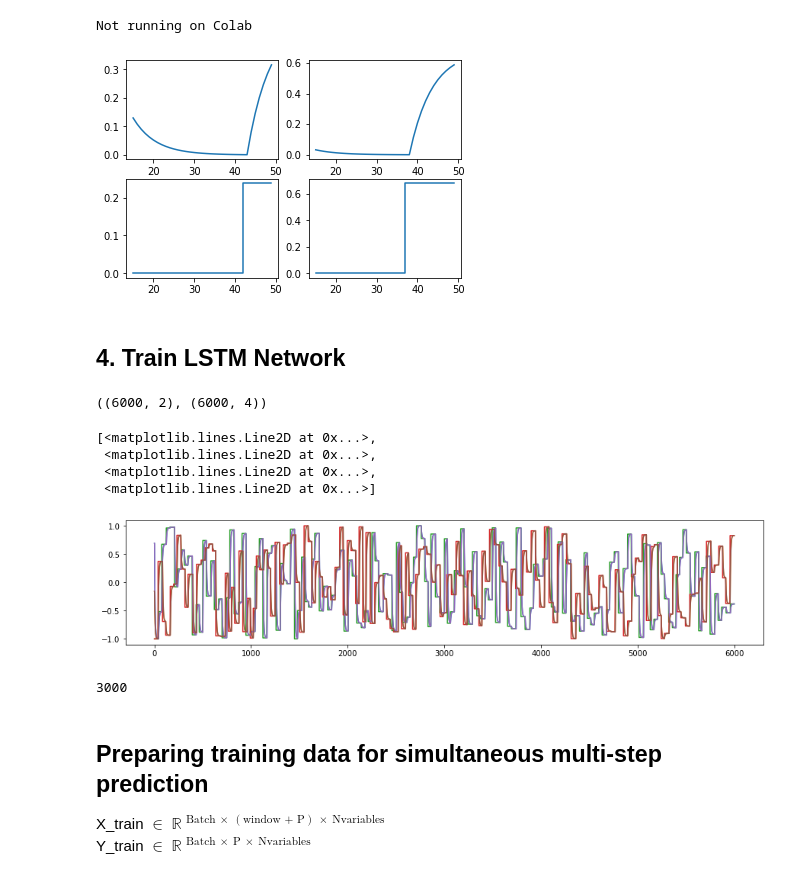
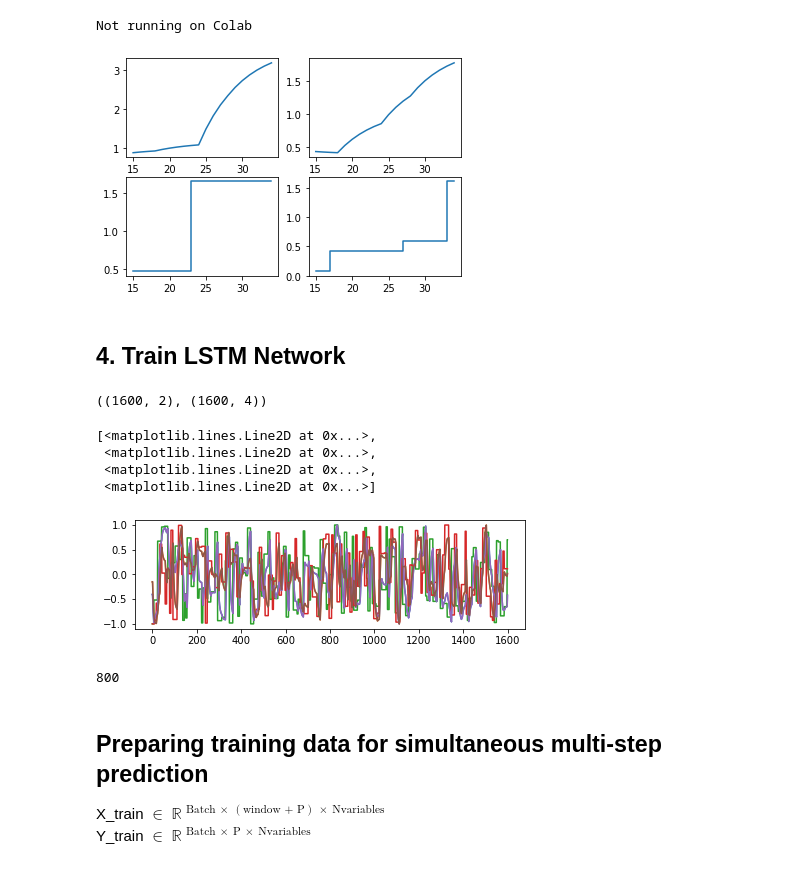
Before and after one commit to BYU-PRISM/Transformer_MPC, a Jupyter notebook: 02_Surrogate/FOPDT/MIMO/01_2_Transformer_Training_FOPDT_Multistep_prediction.ipynb, the cells around one changed output. Cells and saved outputs as stored; diff of their text form; code cells hidden in the pictures.

```diff
--- a/02_Surrogate/FOPDT/MIMO/01_2_Transformer_Training_FOPDT_Multistep_prediction.ipynb
+++ b/02_Surrogate/FOPDT/MIMO/01_2_Transformer_Training_FOPDT_Multistep_prediction.ipynb
@@ -48,7 +48,7 @@ from keras.callbacks import EarlyStopping
 from keras.models import load_model
 from tqdm.keras import TqdmCallback
 # %%
-data = pd.read_pickle(path + 'MIMO_open_loop_data_6000.pkl')
+data = pd.read_pickle(path + 'MIMO_open_loop_data_1600.pkl')
 data = pd.DataFrame(np.array(data).T, columns=['u1', 'u2', 'y1', 'y2'])
 # %%
 data["y1"][1:] = data["y1"][0:-1]
@@ -56,17 +56,17 @@ data["y2"][1:] = data["y2"][0:-1]
 # %%
 plt.figure(0)
 plt.subplot(2,2,1)
-plt.plot(data["y1"][15:50])
+plt.plot(data["y1"][15:35])
 plt.subplot(2,2,2)
-plt.plot(data["y2"][15:50])
+plt.plot(data["y2"][15:35])
 plt.subplot(2,2,3)
-plt.plot(data["u1"][15:50], drawstyle='steps')
+plt.plot(data["u1"][15:35], drawstyle='steps')
 plt.subplot(2,2,4)
-plt.plot(data["u2"][15:50], drawstyle='steps')
+plt.plot(data["u2"][15:35], drawstyle='steps')
 
 plt.show()
 # %% [output]
-[figure, old version]
+[figure, new version]
 # %% [markdown]
 ## 4. Train LSTM Network
 # %%
@@ -85,17 +81,17 @@ Ys = s2.fit_transform(data[['y1', 'y2']])
 # %%
 Ys.shape, Xs.shape
 # %% [output]
-((6000, 2), (6000, 4))
+((1600, 2), (1600, 4))
 # %%
-plt.figure(figsize=[15,3])
+plt.figure(figsize=[7,2])
 plt.plot(Ys)
 plt.plot(Xs)
 # %% [output]
 [<matplotlib.lines.Line2D at 0x...>,
  <matplotlib.lines.Line2D at 0x...>,
  <matplotlib.lines.Line2D at 0x...>,
  <matplotlib.lines.Line2D at 0x...>]
-[figure, old version]
+[figure, new version]
 # %%
 # Save model parameters
 model_params = dict()
@@ -115,7 +111,7 @@ Ys_train = Ys[0:cut_index]
 Xs_val = Xs[cut_index:]
 Ys_val = Ys[cut_index:]
 # %% [output]
-3000
+800
 # %% [markdown]
 ## Preparing training data for simultaneous **multi-step** prediction
 X_train $\in$ $\mathbb{R}$ $^{\text{Batch}\: \times \:(\text{window + P})\: \times\: \text{Nvariables}}$
```
Also changed, not shown: parts of 22 cells of this notebook, 1 other file.
